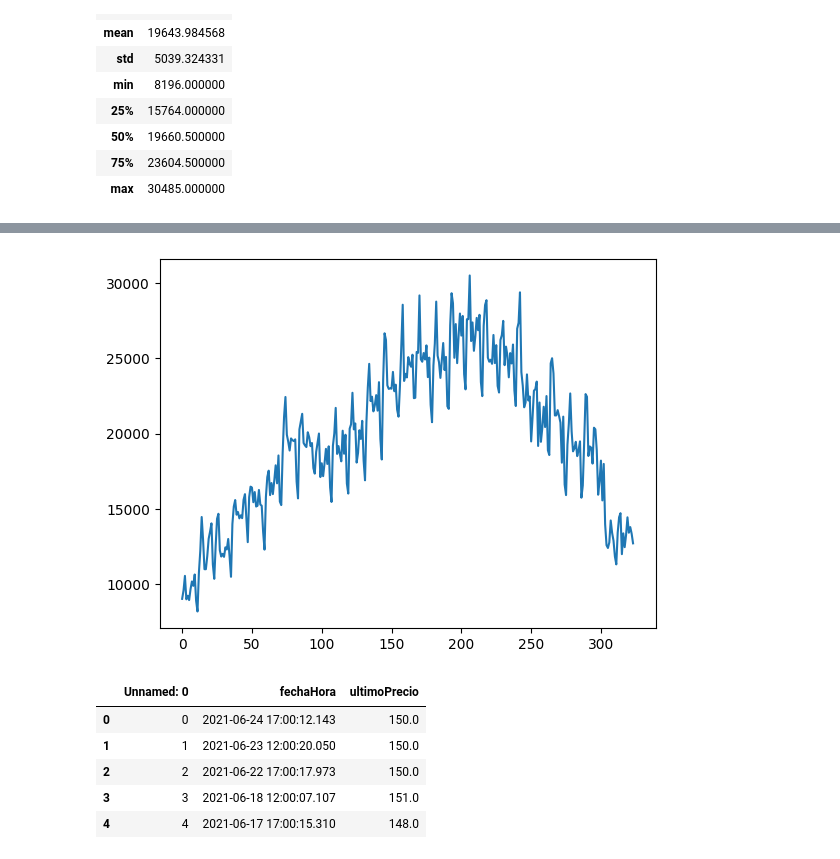
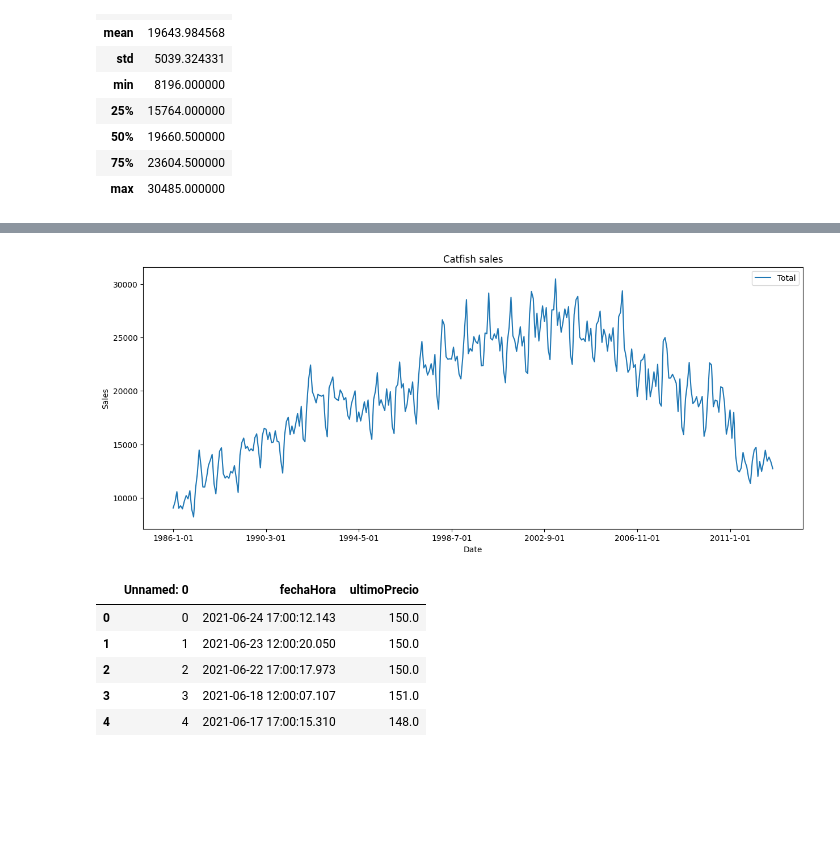
Before and after one commit to Minombreesana/series_temporales, a Jupyter notebook: Actividad_1.ipynb, the cells around one changed output, grey strips where cells are left out. Saved outputs shown, nothing was run; the diff lists cells and outputs as text; code cells hidden in the pictures; blank space fills up the shorter version.

```diff
--- a/Actividad_1.ipynb
+++ b/Actividad_1.ipynb
@@ -111,8 +106,11 @@ df_2.describe()
 # %%
-plt.plot(df_2['Total'])
+df_2.plot(x = "Date", y= "Total", figsize=(15, 6))
+plt.title(f'Catfish sales')
+plt.xlabel('Date')
+plt.ylabel("Sales")
 plt.show()
 # %% [output]
-[figure, old version]
+[figure, new version]
 # %%
 df_3 = pd.read_csv('../contenido/TimeSeries/Datasets/RIGO.2012.2021.csv')
 df_3.head()
```
Also changed, not shown: parts of 4 cells of this notebook, 2 other files.
